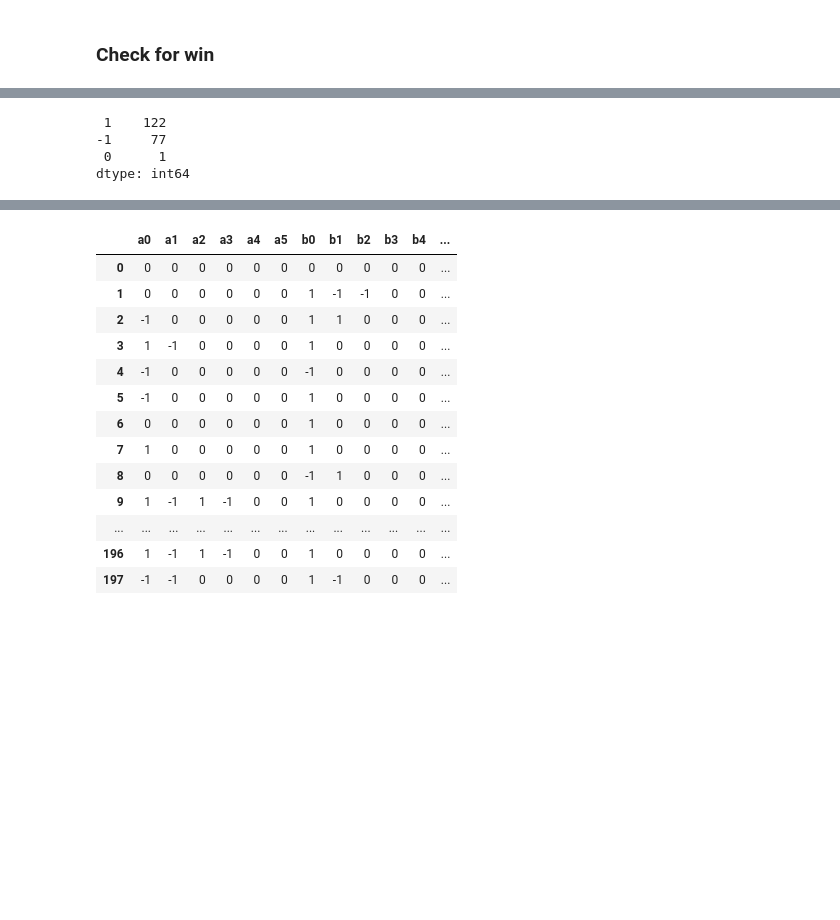
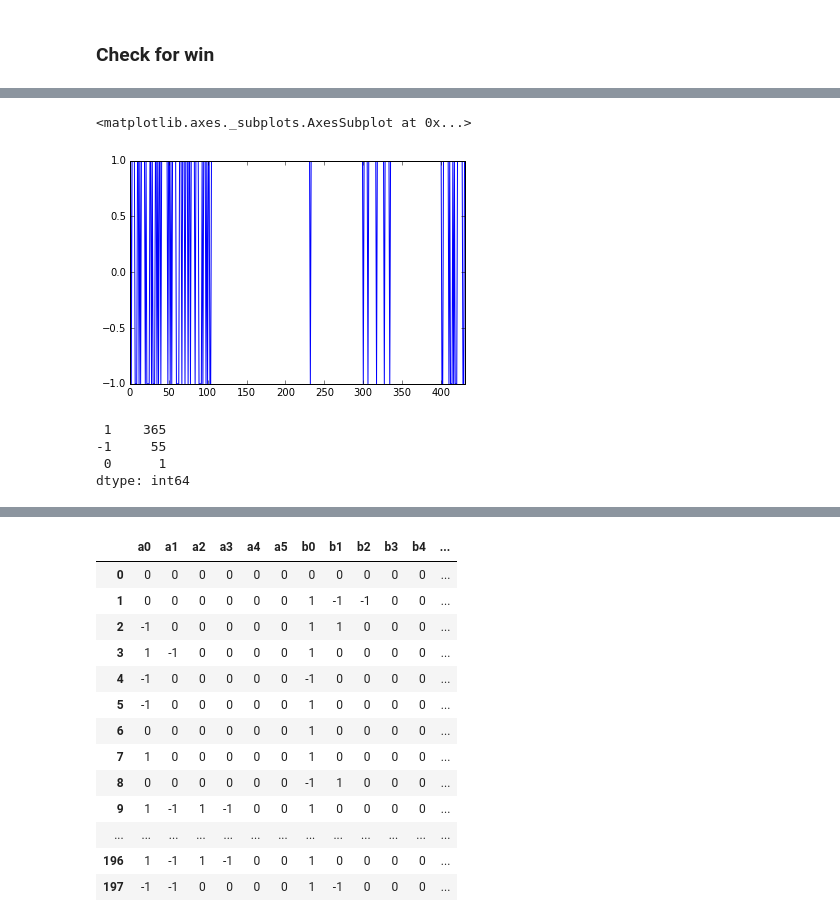
Before and after one commit to dav1dfeldman/Game-AI, a Jupyter notebook: Connect 4 0.0.1.ipynb, the cells around one changed output, grey strips where cells are left out. Cells and saved outputs as stored; diff of their text form; code cells hidden in the pictures; blank space fills up the shorter version.

```diff
--- a/Connect 4 0.0.1.ipynb
+++ b/Connect 4 0.0.1.ipynb
@@ -136,6 +136,15 @@ def predict_best_move(game, remaining_empty_positions, winning_positions, player
                 win_probability = lr.predict_proba(possible_game)[0][player_prob_position]
                 win_probabilities[possible_move] = win_probability
             return max(win_probabilities, key=win_probabilities.get)
+        if player_2_algo == 'rf':
+            win_probabilities = {}
+            for possible_move in available_moves(player, remaining_empty_positions):
+                possible_game = determine_new_board_positions(game, possible_move, player)
+                player_prob_position = [np.argmax(lr.classes_ == player)][0]
+                win_probability = rf.predict_proba(possible_game)[0][player_prob_position]
+                win_probabilities[possible_move] = win_probability
+            return max(win_probabilities, key=win_probabilities.get)
+
     else:
         if player_2_algo == 'random_algo':
             return random.choice(available_moves(player, remaining_empty_positions))
@@ -145,6 +154,14 @@ def predict_best_move(game, remaining_empty_positions, winning_positions, player
                 possible_game = determine_new_board_positions(game, possible_move, player)
                 player_prob_position = [np.argmax(lr.classes_ == player)][0]
                 win_probability = lr.predict_proba(possible_game)[0][player_prob_position]
+                win_probabilities[possible_move] = win_probability
+            return max(win_probabilities, key=win_probabilities.get)
+        if player_2_algo == 'rf':
+            win_probabilities = {}
+            for possible_move in available_moves(player, remaining_empty_positions):
+                possible_game = determine_new_board_positions(game, possible_move, player)
+                player_prob_position = [np.argmax(lr.classes_ == player)][0]
+                win_probability = rf.predict_proba(possible_game)[0][player_prob_position]
                 win_probabilities[possible_move] = win_probability
             return max(win_probabilities, key=win_probabilities.get)
 
@@ -161,8 +178,9 @@ def choose_move(game, remaining_empty_positions, winning_positions, player, play
 
 
 def determine_new_board_positions(game, choosen_move, player):
-    game[choosen_move] = player
-    return game
+    possible_game = game.copy(deep = True)
+    possible_game[choosen_move] = player
+    return possible_game
 # %%
 def play_game(winning_positions, player_1_algo, player_2_algo):
     game = new_game(X_cols)
@@ -213,0 +248,5 @@ Wall time: 15.8 s
+# %%
+df_games.Winner.plot()
+# %% [output]
+<matplotlib.axes._subplots.AxesSubplot at 0x...>
+[figure, added]
@@ -214,7 +255,7 @@ Wall time: 15.8 s
 # %%
-df_games.Winner[:200].value_counts()
+df_games.Winner.value_counts()
 # %% [output]
- 1    122
--1     77
+ 1    365
+-1     55
  0      1
 dtype: int64
```
Also changed, not shown: parts of 24 cells of this notebook.
